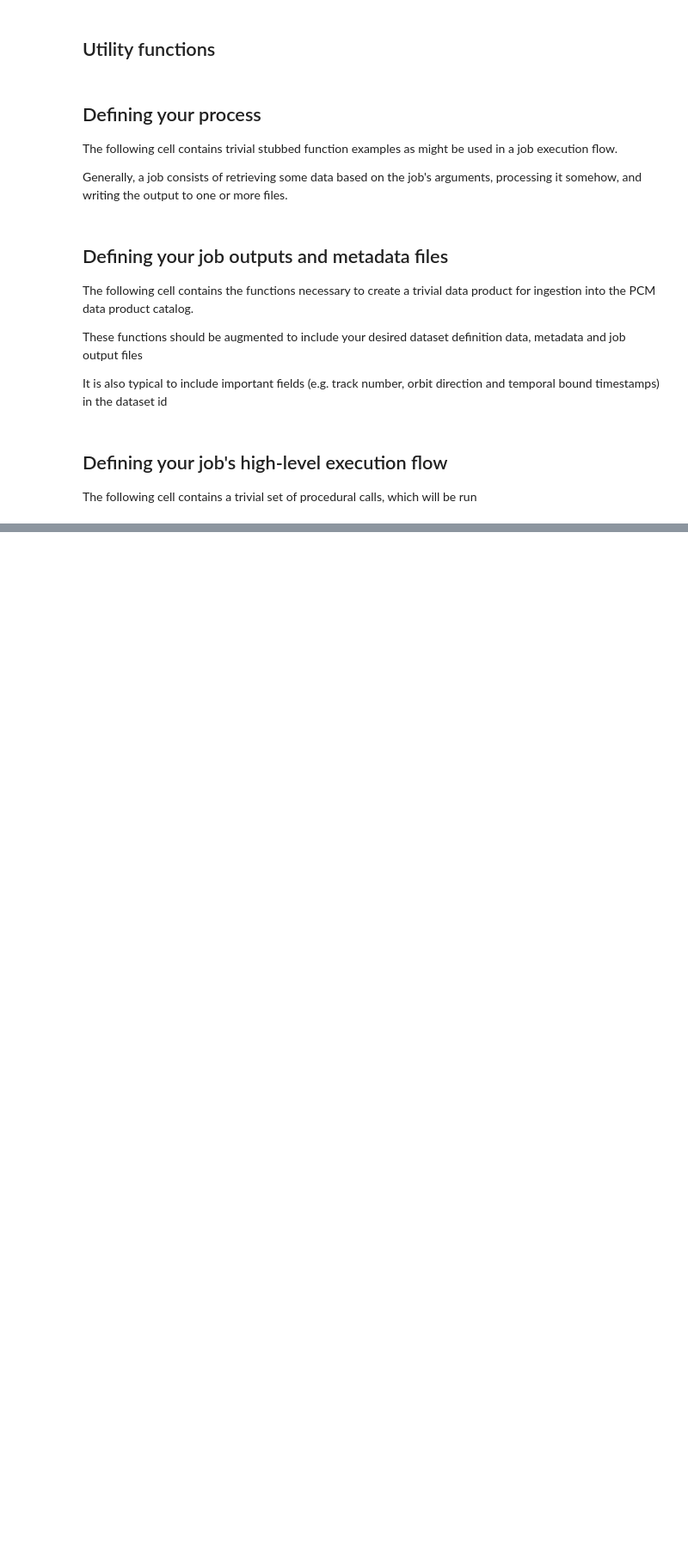
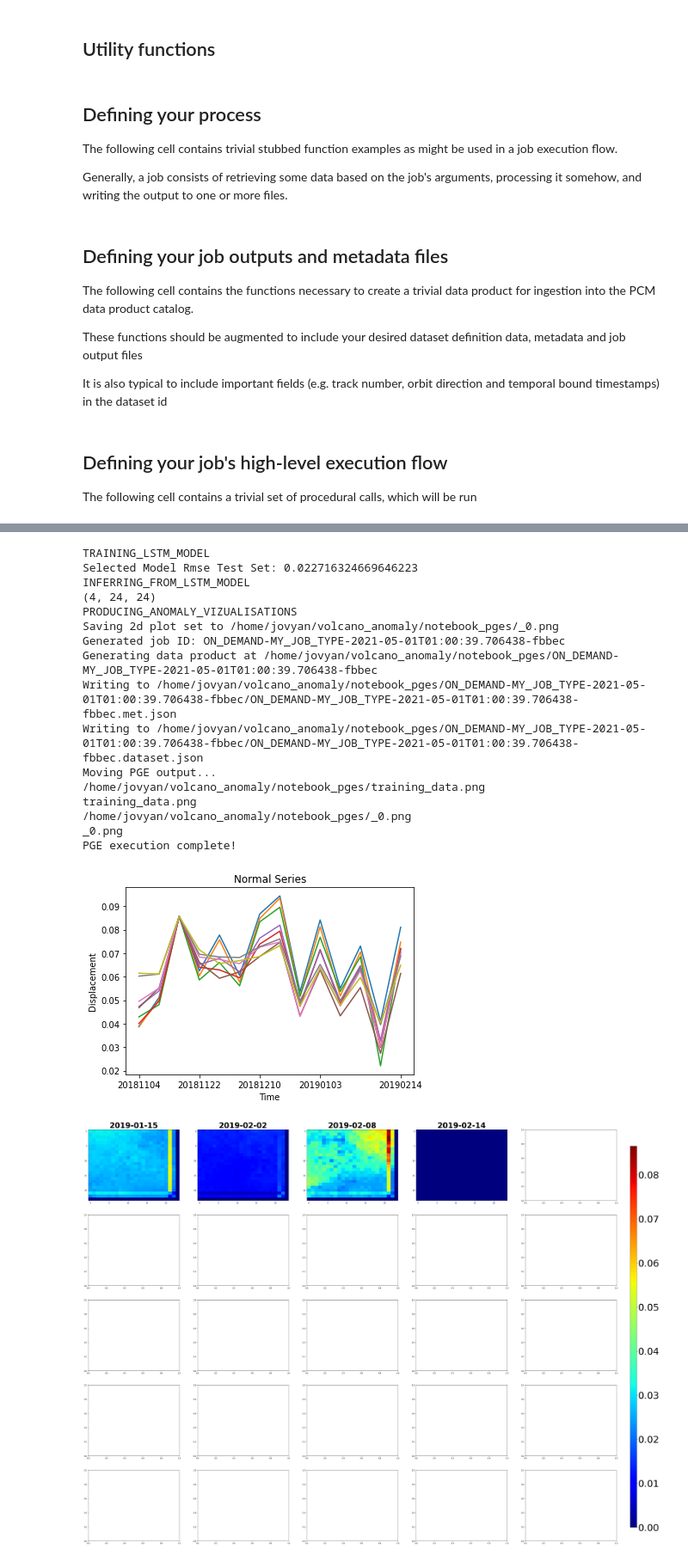
Before and after one commit to aria-jpl/volcano_anomaly, a Jupyter notebook: notebook_pges/volcano-anomaly_pge.ipynb, the cells around one changed output, grey strips where cells are left out. Shown: that part at 86% size. Cells and saved outputs as stored; diff of their text form; code cells hidden in the pictures; blank space fills up the shorter version.

Commit message:
PGE implementation complete (+ plot bugfix)

```diff
--- a/notebook_pges/volcano-anomaly_pge.ipynb
+++ b/notebook_pges/volcano-anomaly_pge.ipynb
@@ -26,11 +26,12 @@ For more information, visit https://papermill.readthedocs.io/en/latest/
 # %%
 # Job input parameters
 mintpy_input_dataset_id: str = 'S1-TIMESERIES-MINTPY-A124-20190214-718d4'
-area_label: str = 'sierra negra'
 central_pixel_x: int = 500
 central_pixel_y: int = 500
 active_range_distance: int = 12
 outer_range_distance: int = 24
+lstm_grid_size=3
+lstm_time_window=9
 
 # PCM-System Parameters
 # These use reserved-prefix parameter names (_*) and are also parsed during `notebook-pge-wrapper specs` to generate the hysds-io and job-spec
@@ -192,6 +214,8 @@ def generate_metadata_file(dataset_id: str, metadata: Dict) -> None:
 
 def generate_data_product(working_dir: str = working_dir, id_prefix: str = 'ON_DEMAND-MY_JOB_TYPE') -> None:
     """Generates metadata/dataset files and packages them in a specially-named directory with the desired job output files, for ingestion into the data product catalog"""
+    from glob import glob
+
     context_filepath: str = os.path.join(working_dir, '_context.json')
     with open(context_filepath) as context_file:
         context: str = context_file.read()
@@ -207,6 +231,11 @@ def generate_data_product(working_dir: str = working_dir, id_prefix: str = 'ON_D
 
     print(f'Moving PGE output...')
     shutil.move(os.path.join(working_dir, 'training_data.p'), os.path.join(data_product_dir, 'training_data.p'))
+    for filepath in glob(os.path.join(working_dir, '*.png')):
+        print(filepath)
+        filename = os.path.split(filepath)[-1]
+        print(filename)
+        shutil.move(filepath, os.path.join(data_product_dir, filename))
 # %% [markdown]
 ## Defining your job's high-level execution flow
 
@@ -246,0 +243,24 @@ PGE execution complete!
+# %%
+generate_dummy_context_file()
+
+dem_err_filepath =  retrieve_data(mintpy_input_dataset_id)
+# dem_err_filepath = '/home/jovyan/volcano_anomaly/notebook_pges/timeseries_demErr.h5'
+print(dem_err_filepath)
+
+active_range = get_pixel_range(central_pixel_x, active_range_distance), get_pixel_range(central_pixel_y, active_range_distance) # Coordinates of volcano active region
+outer_range  = get_pixel_range(central_pixel_x, outer_range_distance), get_pixel_range(central_pixel_y, outer_range_distance) # Width and Height of this region need to be multiple of the grid size used in function "extract_training_data" (grid_size=3 by default)
+assert ((active_range[0][1] - active_range[0][0]) % lstm_grid_size == 0)
+assert ((active_range[1][1] - active_range[1][0]) % lstm_grid_size == 0)
+
+output_dir = os.getcwd()
+print(f'Saving plotted output to {output_dir}/')
+
+extract(dem_err_filepath, active_range, outer_range, output_dir)
+lstm_model = train_lstm_model()
+anomaly_map = infer_from_lstm_model(dem_err_filepath, lstm_model, active_range)
+plot_anomalies(dem_err_filepath, anomaly_map, lstm_time_window, output_dir)
+
+generate_data_product()
+
+print('PGE execution complete!')
+# %% [output]
@@ -246,0 +283,18 @@ PGE execution complete!
+TRAINING_LSTM_MODEL
+Selected Model Rmse Test Set: 0.022716324669646223
+INFERRING_FROM_LSTM_MODEL
+(4, 24, 24)
+PRODUCING_ANOMALY_VIZUALISATIONS
+Saving 2d plot set to /home/jovyan/volcano_anomaly/notebook_pges/_0.png
+Generated job ID: ON_DEMAND-MY_JOB_TYPE-2021-05-01T01:00:39.706438-fbbec
+Generating data product at /home/jovyan/volcano_anomaly/notebook_pges/ON_DEMAND-MY_JOB_TYPE-2021-05-01T01:00:39.706438-fbbec
+Writing to /home/jovyan/volcano_anomaly/notebook_pges/ON_DEMAND-MY_JOB_TYPE-2021-05-01T01:00:39.706438-fbbec/ON_DEMAND-MY_JOB_TYPE-2021-05-01T01:00:39.706438-fbbec.met.json
+Writing to /home/jovyan/volcano_anomaly/notebook_pges/ON_DEMAND-MY_JOB_TYPE-2021-05-01T01:00:39.706438-fbbec/ON_DEMAND-MY_JOB_TYPE-2021-05-01T01:00:39.706438-fbbec.dataset.json
+Moving PGE output...
+/home/jovyan/volcano_anomaly/notebook_pges/training_data.png
+training_data.png
+/home/jovyan/volcano_anomaly/notebook_pges/_0.png
+_0.png
+PGE execution complete!
+[figure, added]
+[figure, added]
```
Also changed, not shown: parts of 3 cells of this notebook, 3 other files.
